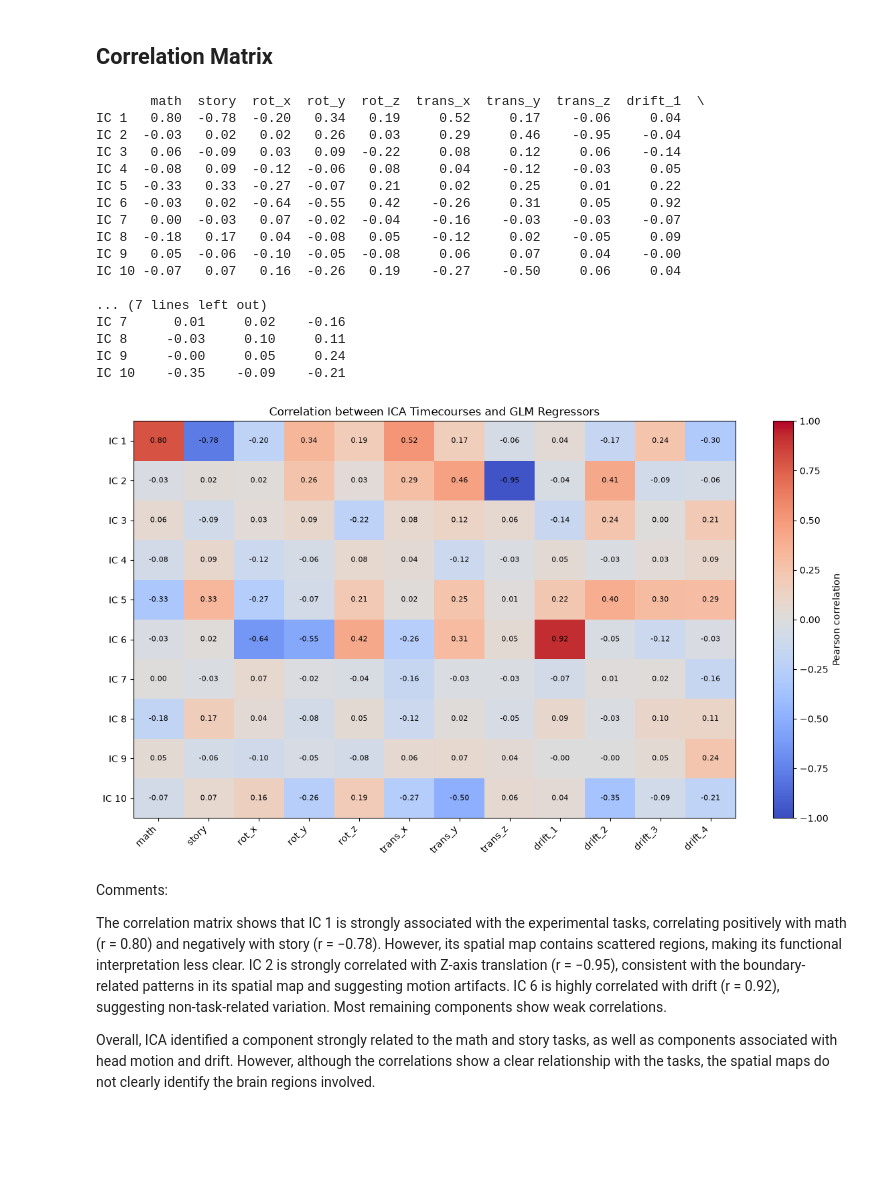
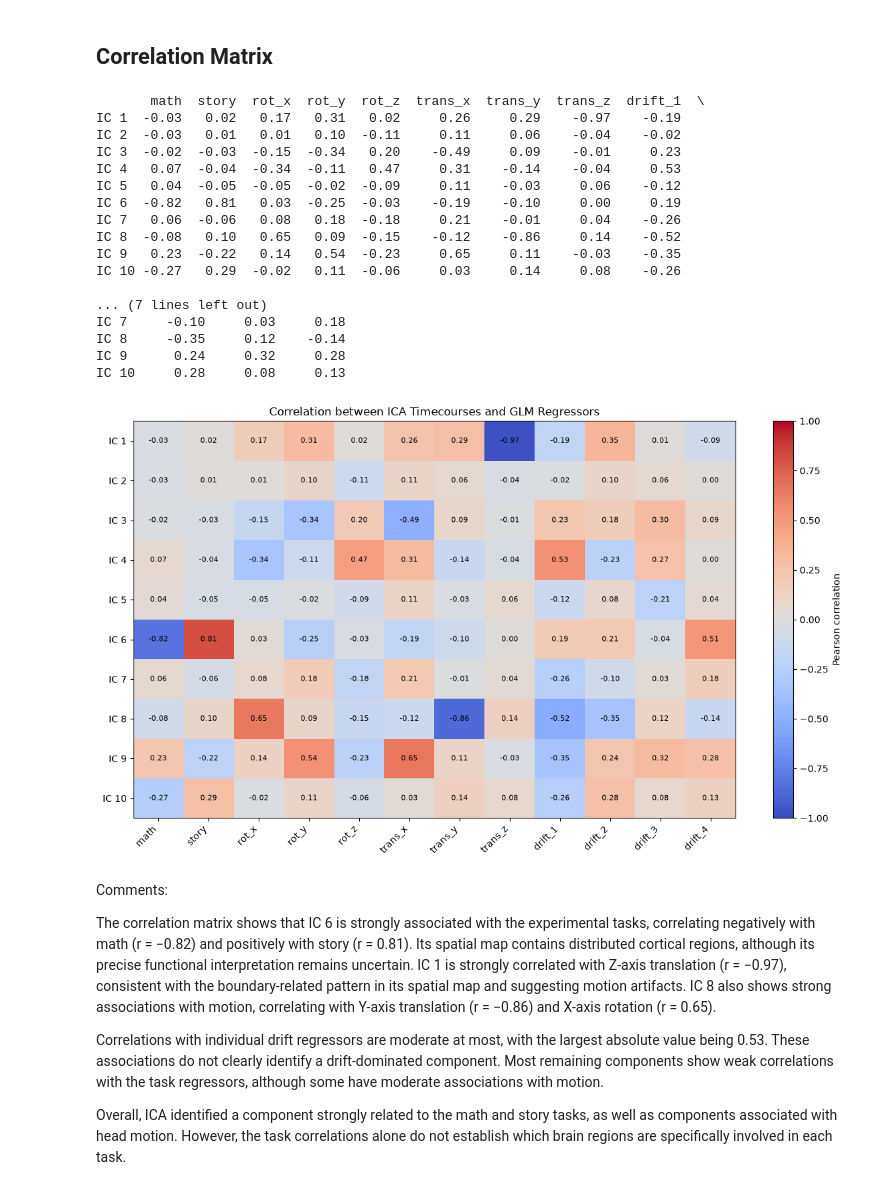
Before and after one commit to camillaberti/miniproject_nssp1, a Jupyter notebook: 04_ica.ipynb, the cells around one changed output. Drawn from its saved outputs; the diff is of its cells as text; code cells hidden in the pictures; blank space fills up the shorter version.

```diff
--- a/04_ica.ipynb
+++ b/04_ica.ipynb
@@ -69,7 +69,7 @@ masker = NiftiMasker(mask_img=mask_img)
 X = masker.fit_transform(img) #2D matrix
 
 # Normalize
-X = zscore(X, axis=1)
+X = zscore(X, axis=0)
 X = np.nan_to_num(X, 0)
 
 print("X matrix shape:", X.shape) #each timepoint is one sample
@@ -181,47 +193,60 @@ corr_matrix = combined.corr().loc[component_names, regressors.columns]
 print(corr_matrix.round(2))
 # %% [output]
        math  story  rot_x  rot_y  rot_z  trans_x  trans_y  trans_z  drift_1  \
-IC 1   0.80  -0.78  -0.20   0.34   0.19     0.52     0.17    -0.06     0.04
-IC 2  -0.03   0.02   0.02   0.26   0.03     0.29     0.46    -0.95    -0.04
-IC 3   0.06  -0.09   0.03   0.09  -0.22     0.08     0.12     0.06    -0.14
-IC 4  -0.08   0.09  -0.12  -0.06   0.08     0.04    -0.12    -0.03     0.05
-IC 5  -0.33   0.33  -0.27  -0.07   0.21     0.02     0.25     0.01     0.22
-IC 6  -0.03   0.02  -0.64  -0.55   0.42    -0.26     0.31     0.05     0.92
-IC 7   0.00  -0.03   0.07  -0.02  -0.04    -0.16    -0.03    -0.03    -0.07
-IC 8  -0.18   0.17   0.04  -0.08   0.05    -0.12     0.02    -0.05     0.09
-IC 9   0.05  -0.06  -0.10  -0.05  -0.08     0.06     0.07     0.04    -0.00
-IC 10 -0.07   0.07   0.16  -0.26   0.19    -0.27    -0.50     0.06     0.04
+IC 1  -0.03   0.02   0.17   0.31   0.02     0.26     0.29    -0.97    -0.19
+IC 2  -0.03   0.01   0.01   0.10  -0.11     0.11     0.06    -0.04    -0.02
+IC 3  -0.02  -0.03  -0.15  -0.34   0.20    -0.49     0.09    -0.01     0.23
+IC 4   0.07  -0.04  -0.34  -0.11   0.47     0.31    -0.14    -0.04     0.53
+IC 5   0.04  -0.05  -0.05  -0.02  -0.09     0.11    -0.03     0.06    -0.12
+IC 6  -0.82   0.81   0.03  -0.25  -0.03    -0.19    -0.10     0.00     0.19
+IC 7   0.06  -0.06   0.08   0.18  -0.18     0.21    -0.01     0.04    -0.26
+IC 8  -0.08   0.10   0.65   0.09  -0.15    -0.12    -0.86     0.14    -0.52
+IC 9   0.23  -0.22   0.14   0.54  -0.23     0.65     0.11    -0.03    -0.35
+IC 10 -0.27   0.29  -0.02   0.11  -0.06     0.03     0.14     0.08    -0.26
 
 ... (7 lines left out)
-IC 7      0.01     0.02    -0.16
-IC 8     -0.03     0.10     0.11
-IC 9     -0.00     0.05     0.24
-IC 10    -0.35    -0.09    -0.21
+IC 7     -0.10     0.03     0.18
+IC 8     -0.35     0.12    -0.14
+IC 9      0.24     0.32     0.28
+IC 10     0.28     0.08     0.13
 # %%
 # Visualize correlation matrix
 fig, ax = plt.subplots(figsize=(12, 7))
 im = ax.imshow(corr_matrix, cmap='coolwarm', vmin=-1, vmax=1, aspect='auto')
 
 ax.set_xticks(np.arange(len(regressors.columns)))
 ax.set_xticklabels(regressors.columns, rotation=45, ha='right')
 ax.set_yticks(np.arange(n))
 ax.set_yticklabels(component_names)
 
 for i in range(n):
     for j in range(len(regressors.columns)):
         ax.text(j, i, f'{corr_matrix.iloc[i, j]:.2f}',
                 ha='center', va='center', fontsize=8)
 
 fig.colorbar(im, ax=ax, label='Pearson correlation')
 ax.set_title('Correlation between ICA Timecourses and GLM Regressors')
 plt.tight_layout()
+
+# Create the output folder if it does not exist
+ica_figures_path = project_dir / "report_images" / "ICA components"
+ica_figures_path.mkdir(parents=True, exist_ok=True)
+
+# Save the correlation matrix
+fig.savefig(
+    str(ica_figures_path / f"ICA_components_correlation_matrix.png"),
+    dpi=300,
+    bbox_inches="tight"
+)
+
 plt.show()
 # %% [output]
-[figure, old version]
+[figure, new version]
 # %% [markdown]
 Comments:
 
-The correlation matrix shows that IC 1 is strongly associated with the experimental tasks, correlating positively with math (r = 0.80) and negatively with story (r = −0.78). However, its spatial map contains scattered regions, making its functional interpretation less clear. IC 2 is strongly correlated with Z-axis translation (r = −0.95), consistent with the boundary-related patterns in its spatial map and suggesting motion artifacts. IC 6 is highly correlated with drift (r = 0.92), suggesting non-task-related variation.
-Most remaining components show weak correlations.
+The correlation matrix shows that IC 6 is strongly associated with the experimental tasks, correlating negatively with math (r = −0.82) and positively with story (r = 0.81). Its spatial map contains distributed cortical regions, although its precise functional interpretation remains uncertain. IC 1 is strongly correlated with Z-axis translation (r = −0.97), consistent with the boundary-related pattern in its spatial map and suggesting motion artifacts. IC 8 also shows strong associations with motion, correlating with Y-axis translation (r = −0.86) and X-axis rotation (r = 0.65).
 
-Overall, ICA identified a component strongly related to the math and story tasks, as well as components associated with head motion and drift. However, although the correlations show a clear relationship with the tasks, the spatial maps do not clearly identify the brain regions involved.
+Correlations with individual drift regressors are moderate at most, with the largest absolute value being 0.53. These associations do not clearly identify a drift-dominated component. Most remaining components show weak correlations with the task regressors, although some have moderate associations with motion.
+
+Overall, ICA identified a component strongly related to the math and story tasks, as well as components associated with head motion. However, the task correlations alone do not establish which brain regions are specifically involved in each task.
```
Also changed, not shown: parts of 5 cells of this notebook, 21 other files.
